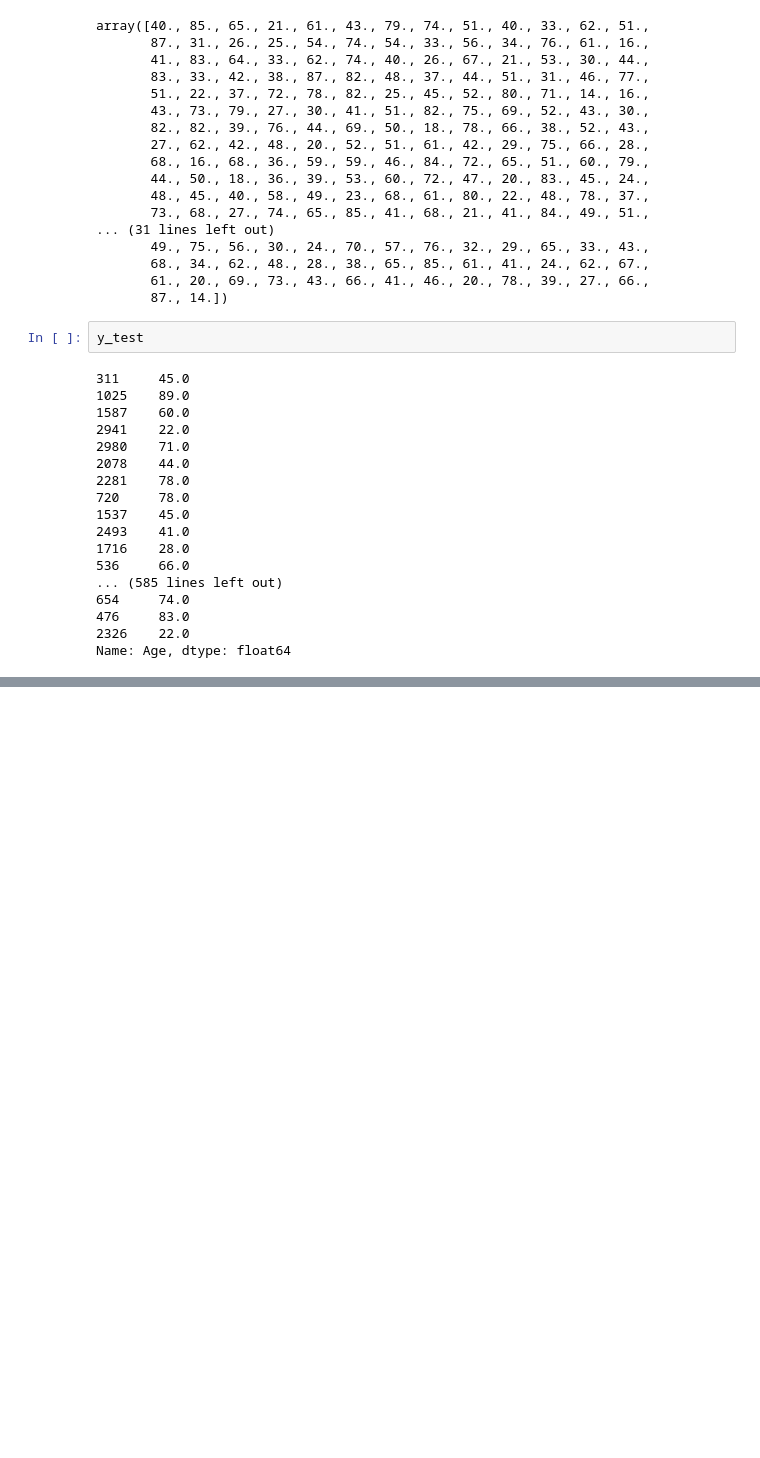
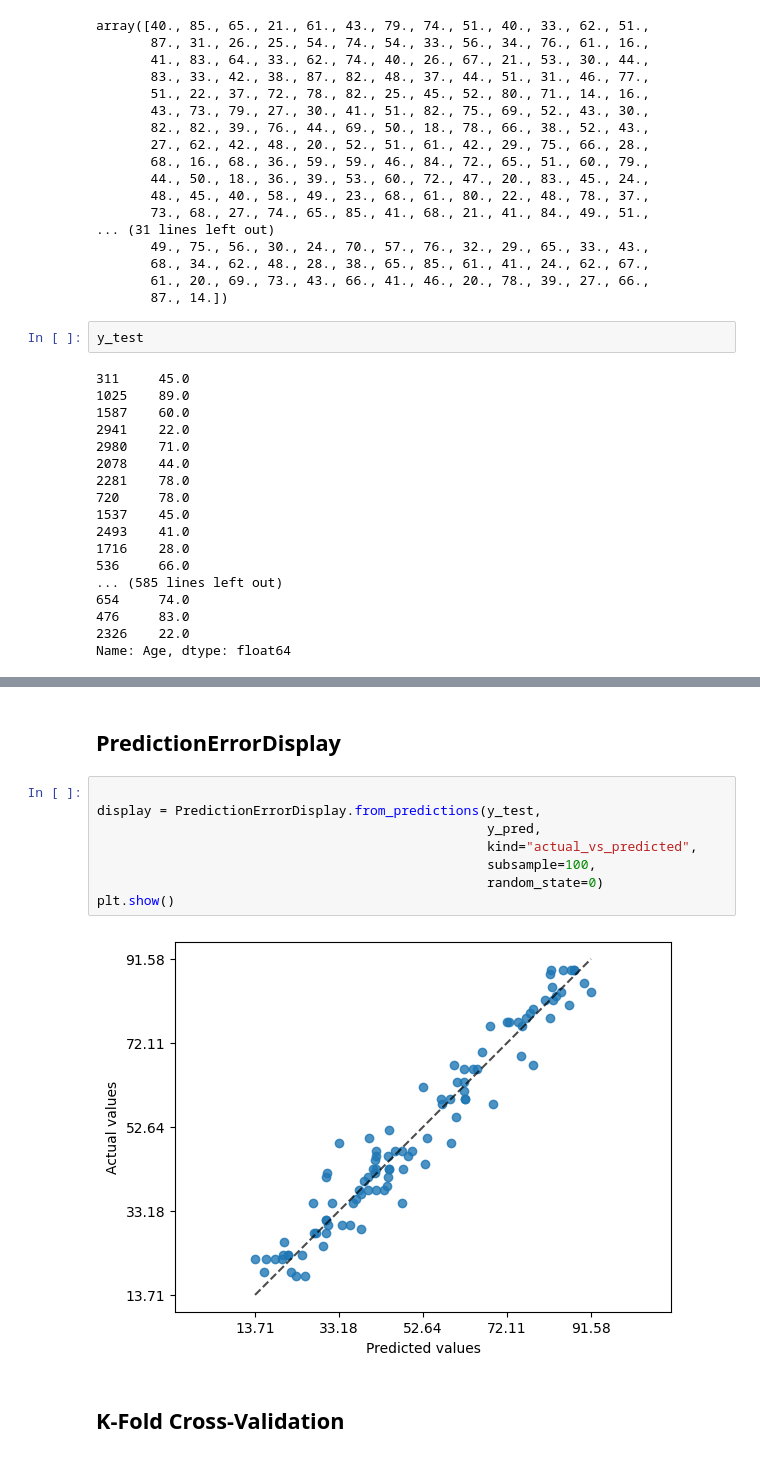
Before and after one commit to NATNgoc/PTDL-IE224, a Jupyter notebook: notebooks/3.2-Linear-Regrestion-Modeling.ipynb, the cells around one changed output, grey strips where cells are left out. Saved outputs shown, nothing was run; the diff lists cells and outputs as text; blank space fills up the shorter version.

```diff
--- a/notebooks/3.2-Linear-Regrestion-Modeling.ipynb
+++ b/notebooks/3.2-Linear-Regrestion-Modeling.ipynb
@@ -307,3 +331,17 @@ plt.legend()
 # %% [output]
 <matplotlib.legend.Legend at 0x...>
 [figure]
+# %% [markdown]
+## PredictionErrorDisplay
+# %%
+
+display = PredictionErrorDisplay.from_predictions(y_test,
+                                                  y_pred,
+                                                  kind="actual_vs_predicted",
+                                                  subsample=100,
+                                                  random_state=0)
+plt.show()
+# %% [output]
+[figure, added]
+# %% [markdown]
+## K-Fold Cross-Validation
```
Also changed, not shown: parts of 25 cells of this notebook.
